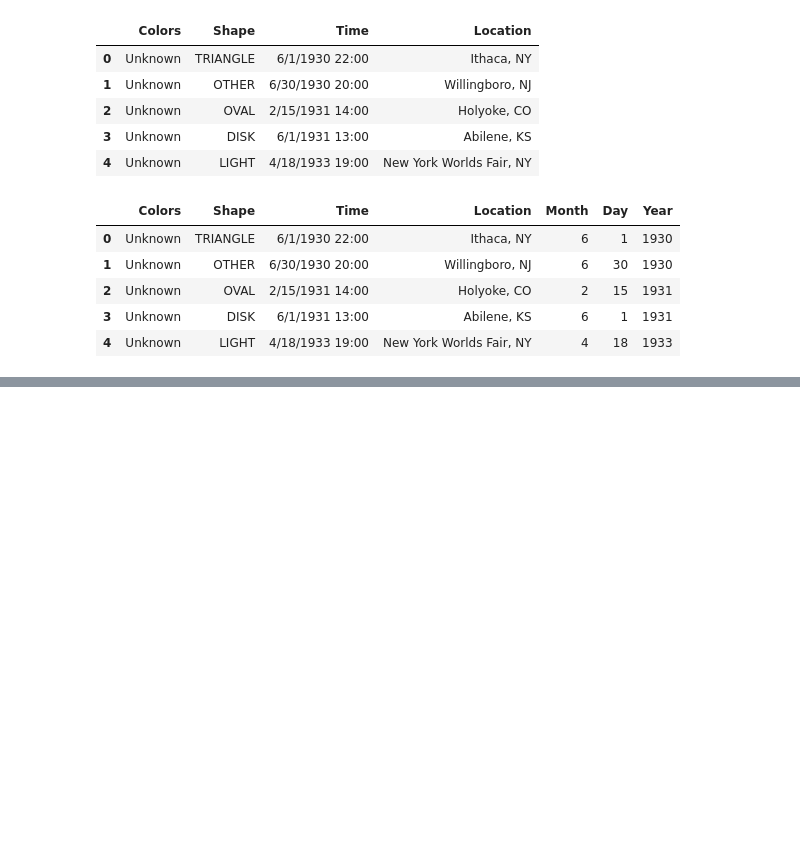
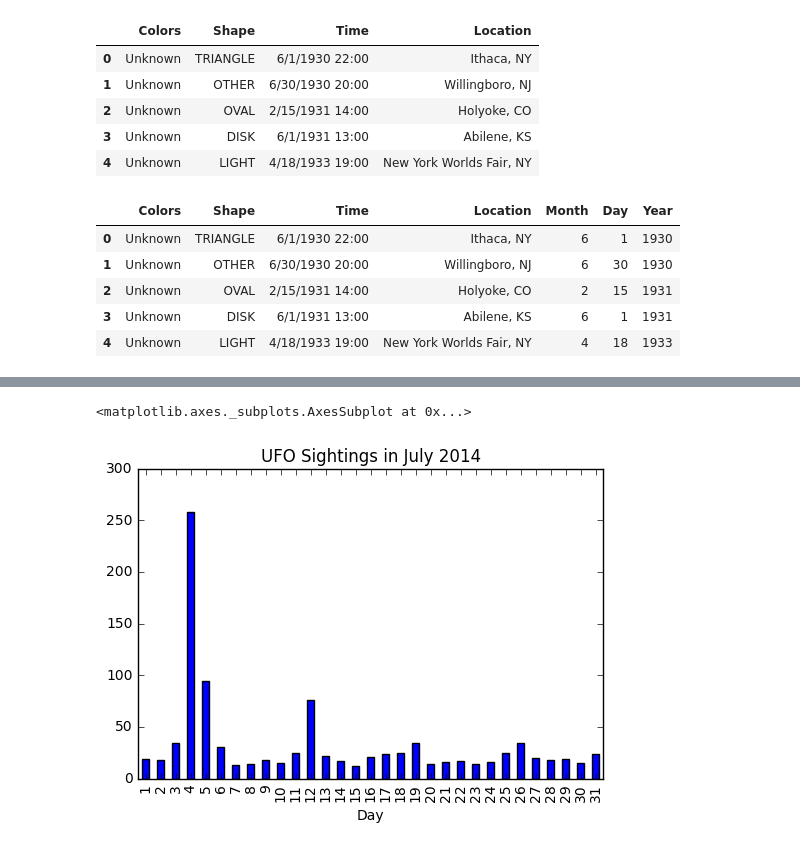
Before and after one commit to randalgoomer/ds-sf-29, a Jupyter notebook: notebooks/02_pandas.ipynb, the cells around one changed output, grey strips where cells are left out. Cells and saved outputs as stored; diff of their text form; code cells hidden in the pictures; blank space fills up the shorter version.

```diff
--- a/notebooks/02_pandas.ipynb
+++ b/notebooks/02_pandas.ipynb
@@ -1032,15 +1036,18 @@ us_population.plot(x = 'Date', y = 'Population', legend = False)
 # %%
 # Plot the sightings in in July
-ufo[(ufo.Year==2014) & (ufo.Month == 7)].groupby('Day').City.count().plot(  kind='bar',
+ufo[(ufo.Year==2014) & (ufo.Month == 7)].groupby('Day').Location.count().plot(  kind='bar',
                                                         color='b',
                                                         title='UFO Sightings in July 2014')
 
 
 # -----Analysis-----
 # Aliens are love the 4th of July. The White House is still standing. Therefore
 # it follows that Aliens are just here for the party.
 
 # Well maybe it's just 2014?
+# %% [output]
+<matplotlib.axes._subplots.AxesSubplot at 0x...>
+[figure, added]
 # %%
 # Plot multiple plots on the same plot (plots neeed to be in column format)
 ufo_fourth = ufo[(ufo.Year.isin([2011, 2012, 2013, 2014])) & (ufo.Month == 7)]
```
Also changed, not shown: parts of 3 cells of this notebook, 2 other files.
